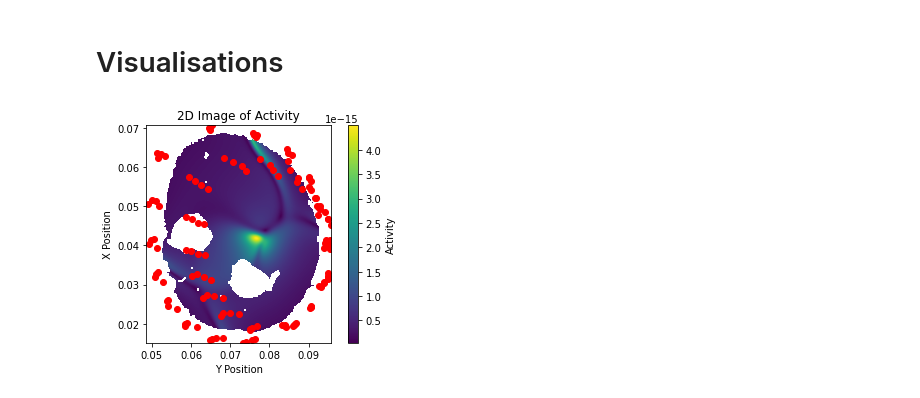
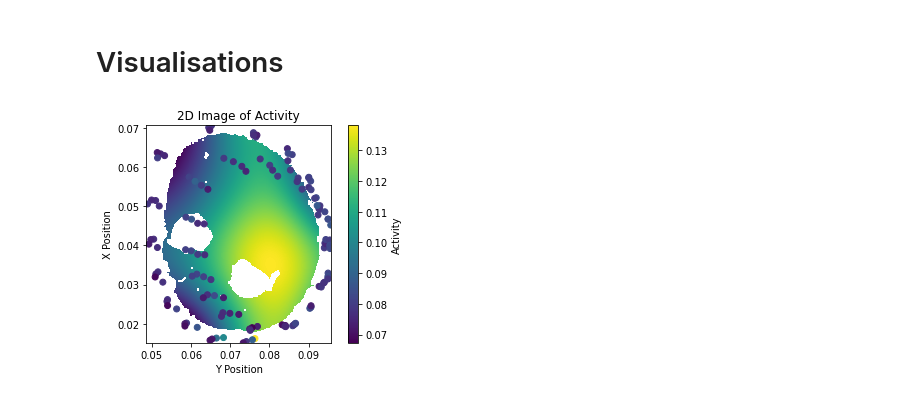
Before and after one commit to Spokhim/CMU_EMGSL, a Jupyter notebook: EMG_pipeline.ipynb, the cells around one changed output. Cells and saved outputs as stored; diff of their text form; code cells hidden in the pictures.

```diff
--- a/EMG_pipeline.ipynb
+++ b/EMG_pipeline.ipynb
@@ -138,14 +156,18 @@ selecting best estimator: empirical
 # %%
-# Adjust the fwd to remove some outliers
-# fwd[fwd>1e15] = 1e15
-# fwd = np.log10(fwd+1)  # this doesn't preserve sign
-fwd[np.isnan(fwd)] = 0 # for the nans
+# # Fwd model adjustments
+# # Condense the fwd such that there is only one dipole per voxel
+# fwd = fwd_convertfixed(fwd, [0, 0, 1])
+
+# # Adjust the fwd to remove some outliers
+# # fwd[fwd>1e15] = 1e15
+# # fwd = np.log10(fwd+1)  # this doesn't preserve sign
+# fwd[np.isnan(fwd)] = 0 # for any nans
 # %%
 # Beamformer - for online processing
 # N if we want to reduce number of electrodes
 # N = 128 # [:N,:N]
 
-w_lcmv = lcmv_beamformer_constructor(fwd, data_cov=data_cov.data, noise_cov=noise_cov.data)
+w_lcmv = lcmv_beamformer_constructor(fwd, data_cov=data_cov.data, noise_cov= noise_cov.data, arr_gain=True, max_power=False)
 
 print(sys.getsizeof(w_lcmv)/8/1024/1024, 'MB')
 # %% [output]
@@ -153,8 +190,9 @@ print(sys.getsizeof(w_lcmv)/8/1024/1024, 'MB')
 # %%
+# Choose the waveform to use - muaps, ext_1, flex_1
+waveform = muaps
+
 # Apply beamformer
-source_activity_time = np.dot(w_lcmv, muaps)
-# source_activity_time = np.dot(w_lcmv, ext_1)
-# source_activity_time = np.dot(w_lcmv, flex_1)
+source_activity_time = np.dot(w_lcmv, waveform)
 
 print(sys.getsizeof(source_activity_time)/8/1024/1024, 'MB')
 # %% [output]
@@ -186,7 +226,8 @@ KeyboardInterrupt:
 # Visualisations
 # %%
 # Look at specific timepoint in the source activity - 20 for matlab template waveform, 30 for other one
-source_activity = source_activity_time[:, 20]
+t = 30
+source_activity = source_activity_time[:, t]
 
 # Faster to reconfigure the scatter points to be in a grid, and then use imshow to plot the activity.
 grid = pos_to_3Dgrid_converter(pos, source_activity, (xscaling, yscaling, zscaling))
@@ -197,14 +238,14 @@ z_min, z_max = np.min(pos[:, 2]), np.max(pos[:, 2])
 # %%
 z = 7
 
 # Plot the 2D image
 plt.imshow(grid[:,:,z], extent=[y_min, y_max, x_min, x_max], origin='lower', cmap='viridis')
 plt.colorbar(label='Activity')
 
-plt.scatter(electrode_pos[:, 1], electrode_pos[:, 0], c='r', marker='o')
+plt.scatter(electrode_pos[:, 1], electrode_pos[:, 0], c=waveform[:,t], marker='o',)
 plt.xlabel('Y Position')
 plt.ylabel('X Position')
 plt.title('2D Image of Activity')
 plt.show()
 # %% [output]
-[figure, old version]
+[figure, new version]
```
Also changed, not shown: parts of 12 cells of this notebook, 3 other files.
